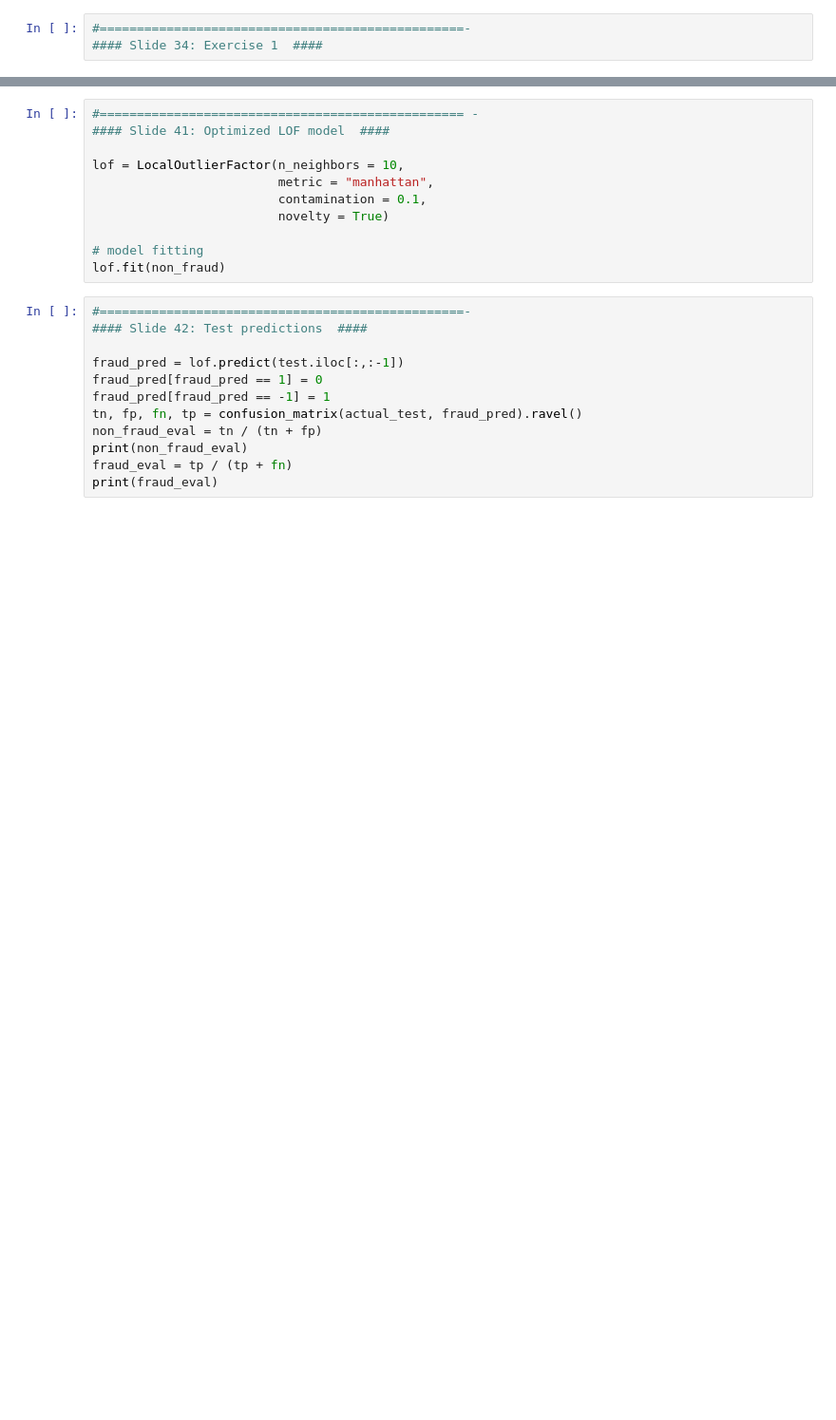
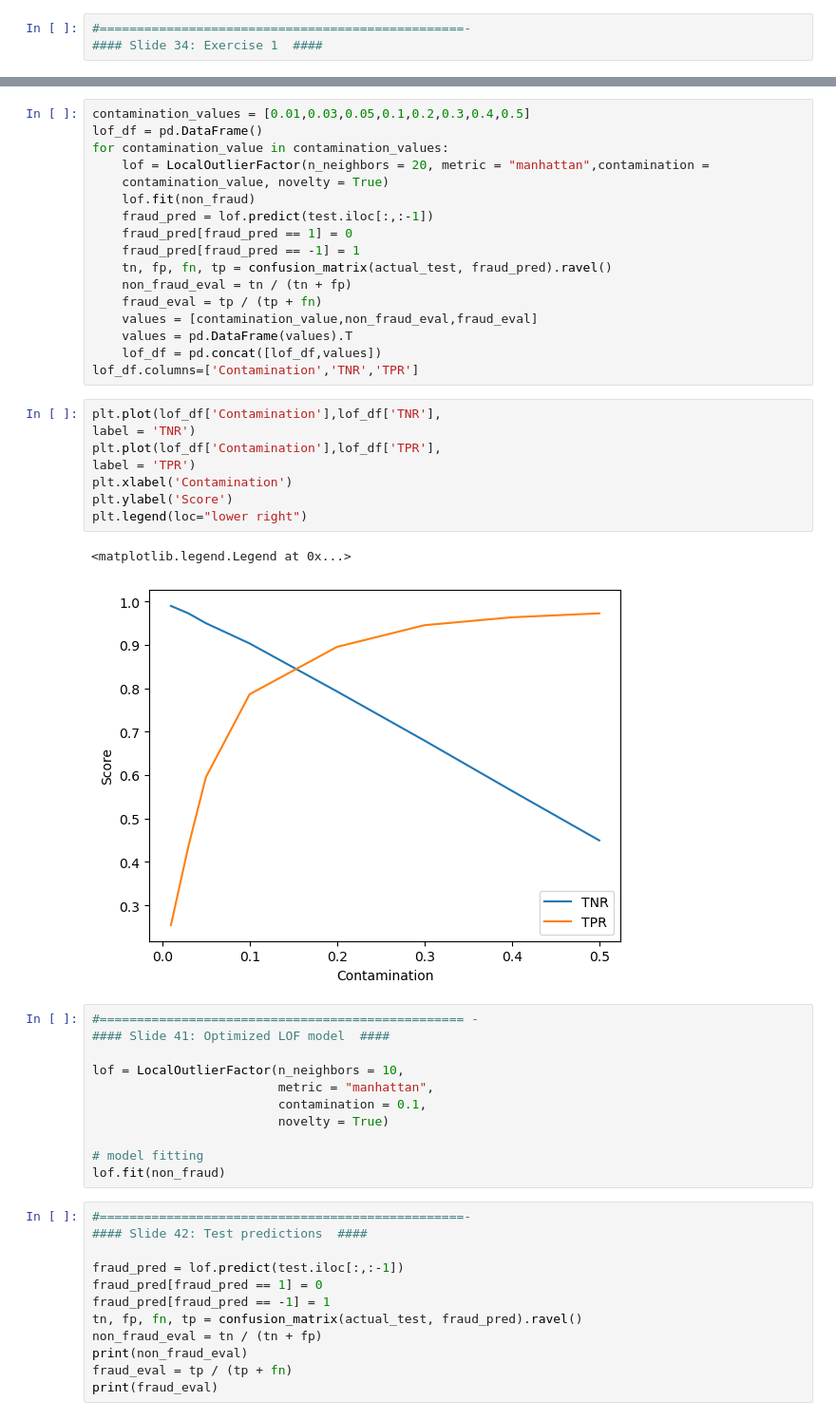
Before and after one commit to mskar/AnomalyDetection, a Jupyter notebook: Part 3-4/anomaly-detection-part-3-4-code.ipynb, the cells around one changed output, grey strips where cells are left out. Shown at 95% size. Saved outputs shown, nothing was run; the diff lists cells and outputs as text; blank space fills up the shorter version.

```diff
--- a/Part 3-4/anomaly-detection-part-3-4-code.ipynb
+++ b/Part 3-4/anomaly-detection-part-3-4-code.ipynb
@@ -105,3 +210,31 @@ print(fraud_eval)
+# %%
+contamination_values = [0.01,0.03,0.05,0.1,0.2,0.3,0.4,0.5]
+lof_df = pd.DataFrame()
+for contamination_value in contamination_values:
+    lof = LocalOutlierFactor(n_neighbors = 20, metric = "manhattan",contamination =
+    contamination_value, novelty = True)
+    lof.fit(non_fraud)
+    fraud_pred = lof.predict(test.iloc[:,:-1])
+    fraud_pred[fraud_pred == 1] = 0
+    fraud_pred[fraud_pred == -1] = 1
+    tn, fp, fn, tp = confusion_matrix(actual_test, fraud_pred).ravel()
+    non_fraud_eval = tn / (tn + fp)
+    fraud_eval = tp / (tp + fn)
+    values = [contamination_value,non_fraud_eval,fraud_eval]
+    values = pd.DataFrame(values).T
+    lof_df = pd.concat([lof_df,values])
+lof_df.columns=['Contamination','TNR','TPR']
+# %%
+plt.plot(lof_df['Contamination'],lof_df['TNR'],
+label = 'TNR')
+plt.plot(lof_df['Contamination'],lof_df['TPR'],
+label = 'TPR')
+plt.xlabel('Contamination')
+plt.ylabel('Score')
+plt.legend(loc="lower right")
+# %% [output]
+<matplotlib.legend.Legend at 0x...>
+[figure, added]
 # %%
 #================================================= -
 #### Slide 41: Optimized LOF model  ####
```
Also changed, not shown: parts of 34 cells of this notebook, 1 other file.
